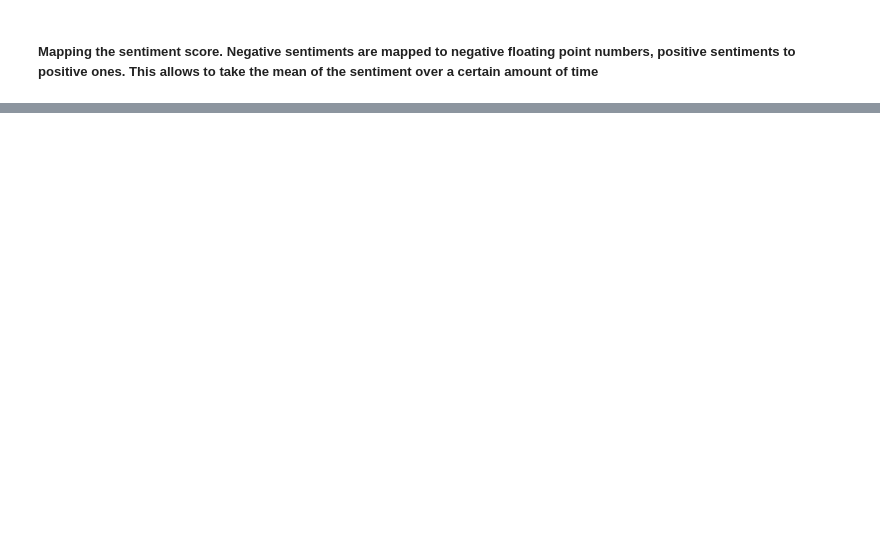
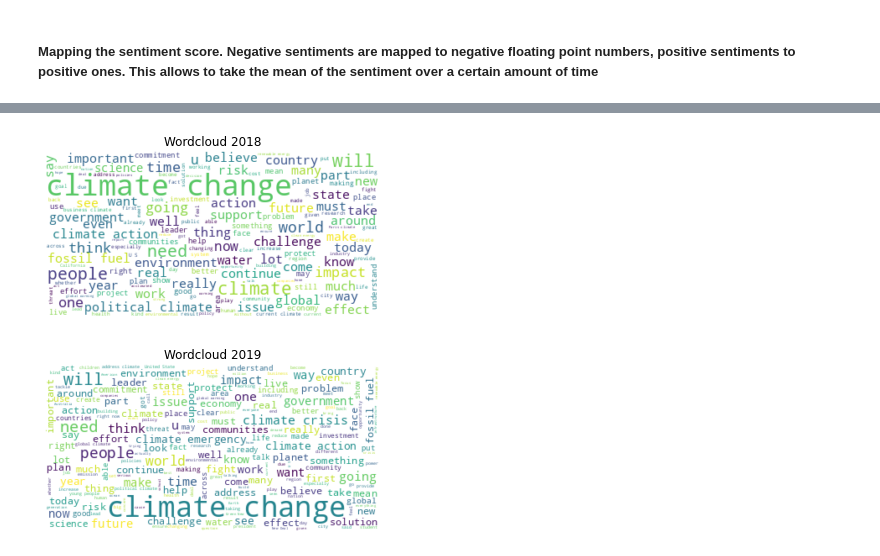
Before and after one commit to epfl-ada/ada-2021-project-hach, a Jupyter notebook: Flair_2.ipynb, the cells around one changed output, grey strips where cells are left out. Drawn from its saved outputs; the diff is of its cells as text; code cells hidden in the pictures; blank space fills up the shorter version.

```diff
--- a/Flair_2.ipynb
+++ b/Flair_2.ipynb
@@ -17,0 +58,9 @@ df_sentiments = pd.read_pickle('data/climate_df_sentiments_2018.pkl')
+# %%
+def plot_wordcloud(df, title_text):
+    #Wordcloud for the specific dataframe
+    text = "".join(quote for quote in df.quotation)
+    wordcloud = WordCloud( background_color="white").generate(text)
+    plt.imshow(wordcloud, interpolation='bilinear')
+    plt.title(title_text)
+    plt.axis("off")
+    plt.show()
@@ -17,0 +94,6 @@ df_sentiments = pd.read_pickle('data/climate_df_sentiments_2018.pkl')
+# %%
+plot_wordcloud(df_18, 'Wordcloud 2018')
+plot_wordcloud(df_19, 'Wordcloud 2019')
+# %% [output]
+[figure, added]
+[figure, added]
```
Also changed, not shown: parts of 65 cells of this notebook, 4 other files.
